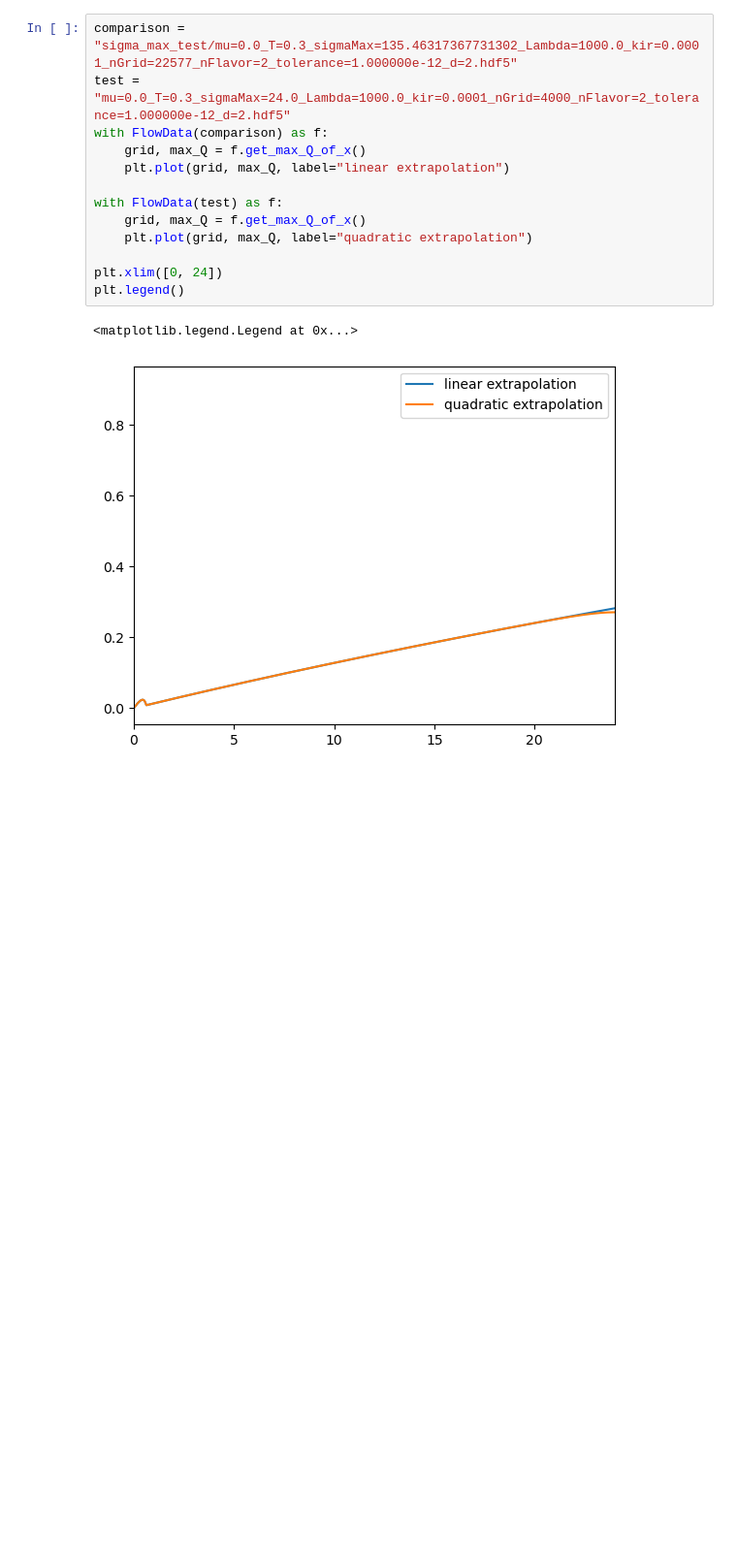
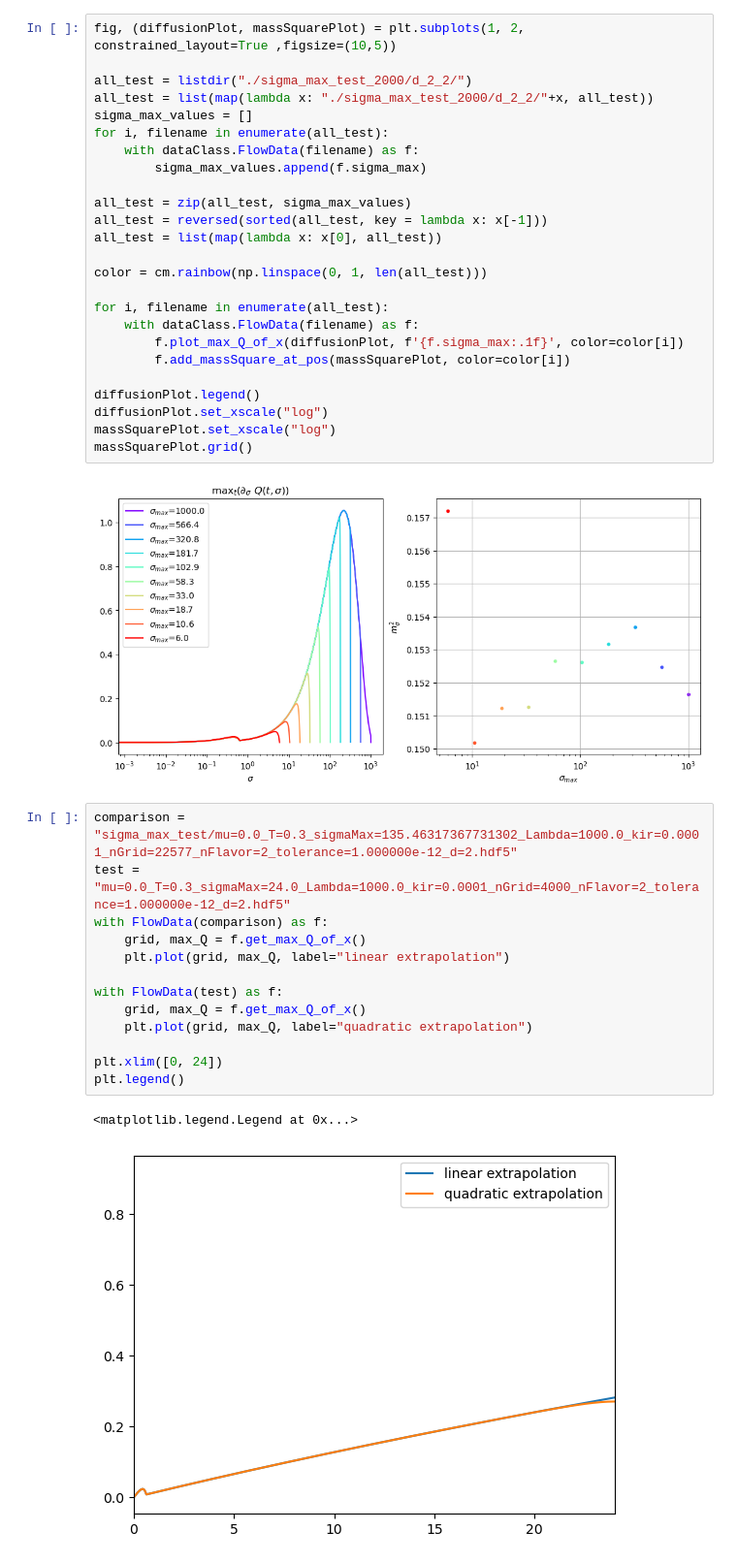
Before and after one commit to keiwanjamaly/sim, a Jupyter notebook: data-visualizer.ipynb, the cells around one changed output. Shown: that part at 97% size. Saved outputs shown, nothing was run; the diff lists cells and outputs as text; blank space fills up the shorter version.

```diff
--- a/data-visualizer.ipynb
+++ b/data-visualizer.ipynb
@@ -59,3 +78,30 @@ plt.xlim([0, 2])
+# %%
+fig, (diffusionPlot, massSquarePlot) = plt.subplots(1, 2, constrained_layout=True ,figsize=(10,5))
+
+all_test = listdir("./sigma_max_test_2000/d_2_2/")
+all_test = list(map(lambda x: "./sigma_max_test_2000/d_2_2/"+x, all_test))
+sigma_max_values = []
+for i, filename in enumerate(all_test):
+    with dataClass.FlowData(filename) as f:
+        sigma_max_values.append(f.sigma_max)
+
+all_test = zip(all_test, sigma_max_values)
+all_test = reversed(sorted(all_test, key = lambda x: x[-1]))
+all_test = list(map(lambda x: x[0], all_test))
+
+color = cm.rainbow(np.linspace(0, 1, len(all_test)))
+
+for i, filename in enumerate(all_test):
+    with dataClass.FlowData(filename) as f:
+        f.plot_max_Q_of_x(diffusionPlot, f'{f.sigma_max:.1f}', color=color[i])
+        f.add_massSquare_at_pos(massSquarePlot, color=color[i])
+
+diffusionPlot.legend()
+diffusionPlot.set_xscale("log")
+massSquarePlot.set_xscale("log")
+massSquarePlot.grid()
+# %% [output]
+[figure, added]
 # %%
 comparison = "sigma_max_test/mu=0.0_T=0.3_sigmaMax=135.46317367731302_Lambda=1000.0_kir=0.0001_nGrid=22577_nFlavor=2_tolerance=1.000000e-12_d=2.hdf5"
 test = "mu=0.0_T=0.3_sigmaMax=24.0_Lambda=1000.0_kir=0.0001_nGrid=4000_nFlavor=2_tolerance=1.000000e-12_d=2.hdf5"
```
Also changed, not shown: parts of 10 cells of this notebook, 11 other files.
